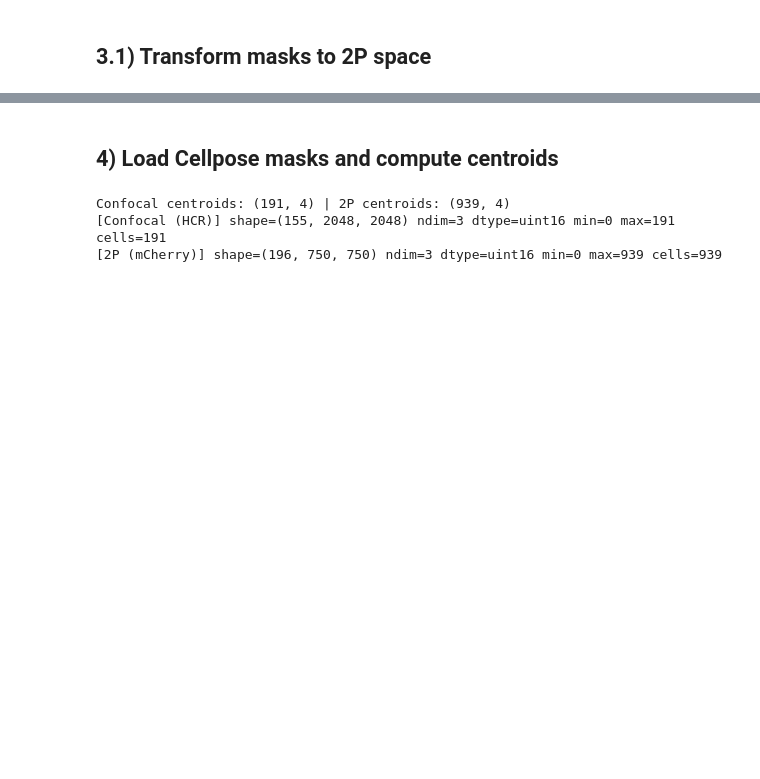
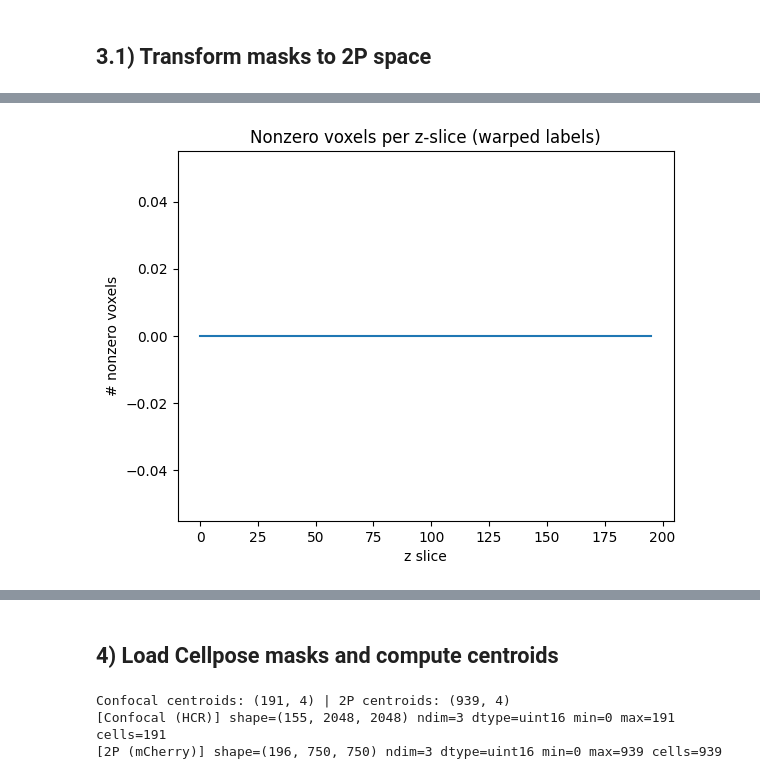
Before and after one commit to LarschLab/ddharmap-ANTs, a Jupyter notebook: antsQC.ipynb, the cells around one changed output, grey strips where cells are left out. Cells and saved outputs as stored; diff of their text form; code cells hidden in the pictures; blank space fills up the shorter version.

Commit message:
Transformation definitely is going wrong. Most points in space land outside the 2P volume somehow. Not found the issue yet.

```diff
--- a/antsQC.ipynb
+++ b/antsQC.ipynb
@@ -362,0 +650,99 @@ Saved array_structure_samples.csv
+# %%
+
+# # Make a Cellpose-compatible *_seg.npy from our warped labels
+# from cellpose import utils
+
+# warped_masks = conf_warped_in_2p.astype(np.int32)   # (Z,Y,X) labels, 0=bg, 1..N=cells
+# out_base = "confocal_labels_in_2P_space"
+
+# # Minimal dict that Cellpose GUI expects
+# dat = {
+#     "filename": out_base + ".tif",                 # just a hint; not required to exist
+#     "masks": warped_masks,
+#     "outlines": utils.outlines_list(warped_masks), # optional, but nice in GUI
+#     "chan_choose": [0, 0],                         # metadata; ignored here
+#     "ismanual": np.zeros(warped_masks.max() + 1, dtype=bool),
+#     # 'flows' & 'colors' are optional; include placeholders to keep GUI happy
+#     "flows": [None, None, None, None, None],
+#     "colors": np.random.default_rng(0).random((warped_masks.max() + 1, 3)),
+# }
+
+
+
+# out_seg = out_base + "_seg.npy"
+# np.save(out_seg, dat, allow_pickle=True)
+# print("Wrote:", os.path.abspath(out_seg))
+
+# # Alternative: save as a TIFF label volume (Cellpose GUI can read these too)
+# import tifffile as tiff
+# warped_masks = conf_warped_in_2p.astype(np.uint16)  # labels must be integers
+# tiff.imwrite("confocal_labels_in_2P_space_labels.tif", warped_masks, photometric="minisblack")
+# print("Saved confocal_labels_in_2P_space_labels.tif")
+
+# Load your transformed label volume
+warped_path = "confocal_labels_in_2P_space.npy"
+conf_warped_in_2p = np.load(warped_path)
+
+# --- print summaries ---
+_summary(masks_conf, "BEFORE (confocal mask)")
+_summary(conf_warped_in_2p, "AFTER  (warped conf→2P)")
+
+# --- build sample tables ---
+df_before = _sample_table(masks_conf, n=1000, name="BEFORE")
+df_after  = _sample_table(conf_warped_in_2p, n=1000, name="AFTER")
+
+# --- display two scrollable tables ---
+html_before = df_before.to_html(index=False)
+html_after  = df_after.to_html(index=False)
+styled = f"""
+<div style="display:flex; gap:16px;">
+  <div style="flex:1;">
+    <h4 style="margin:4px 0;">BEFORE (confocal)</h4>
+    {html_before.replace("<table", '<table style="display:block; max-height:400px; overflow-y:auto; width:100%;"')}
+  </div>
+  <div style="flex:1;">
+    <h4 style="margin:4px 0;">AFTER (confocal → 2P)</h4>
+    {html_after.replace("<table", '<table style="display:block; max-height:400px; overflow-y:auto; width:100%;"')}
+  </div>
+</div>
+"""
+display(HTML(styled))
+
+# (optional) save for records
+df_before.to_csv("warped_check_samples_before.csv", index=False)
+df_after.to_csv("warped_check_samples_after.csv", index=False)
+print("Saved warped_check_samples_before.csv and warped_check_samples_after.csv")
+
+# assumes conf_warped_in_2p already in memory (or np.load as needed)
+arr = conf_warped_in_2p
+nz = (arr > 0)
+
+total_vox = arr.size
+total_nz  = int(nz.sum())
+frac_nz   = total_nz / total_vox
+
+print(f"Nonzero voxels: {total_nz} / {total_vox}  ({100*frac_nz:.4f}%)")
+print("Value min/max:", int(arr.min()), int(arr.max()))
+
+if arr.ndim == 3:
+    nz_per_z = nz.reshape(arr.shape[0], -1).sum(axis=1)
+    dfz = pd.DataFrame({"z": np.arange(arr.shape[0]), "nonzero_voxels": nz_per_z})
+    display(dfz.head())
+    plt.figure()
+    plt.plot(dfz["z"], dfz["nonzero_voxels"])
+    plt.xlabel("z slice")
+    plt.ylabel("# nonzero voxels")
+    plt.title("Nonzero voxels per z-slice (warped labels)")
+    plt.show()
+
+    # peek a few slices with most signal (if any)
+    top_z = dfz.sort_values("nonzero_voxels", ascending=False).head(5)["z"].to_numpy()
+    for z in top_z:
+        if dfz.loc[dfz["z"] == z, "nonzero_voxels"].item() == 0:
+            continue
+        plt.figure()
+        plt.imshow(arr[z], cmap="nipy_spectral", interpolation="nearest")
+        plt.title(f"Warped labels — z={int(z)}")
+        plt.axis("off")
+        plt.show()
+# %% [output]
@@ -362,0 +796 @@ Saved array_structure_samples.csv
+[figure, added]
```
Also changed, not shown: parts of 13 cells of this notebook, 3 other files.
